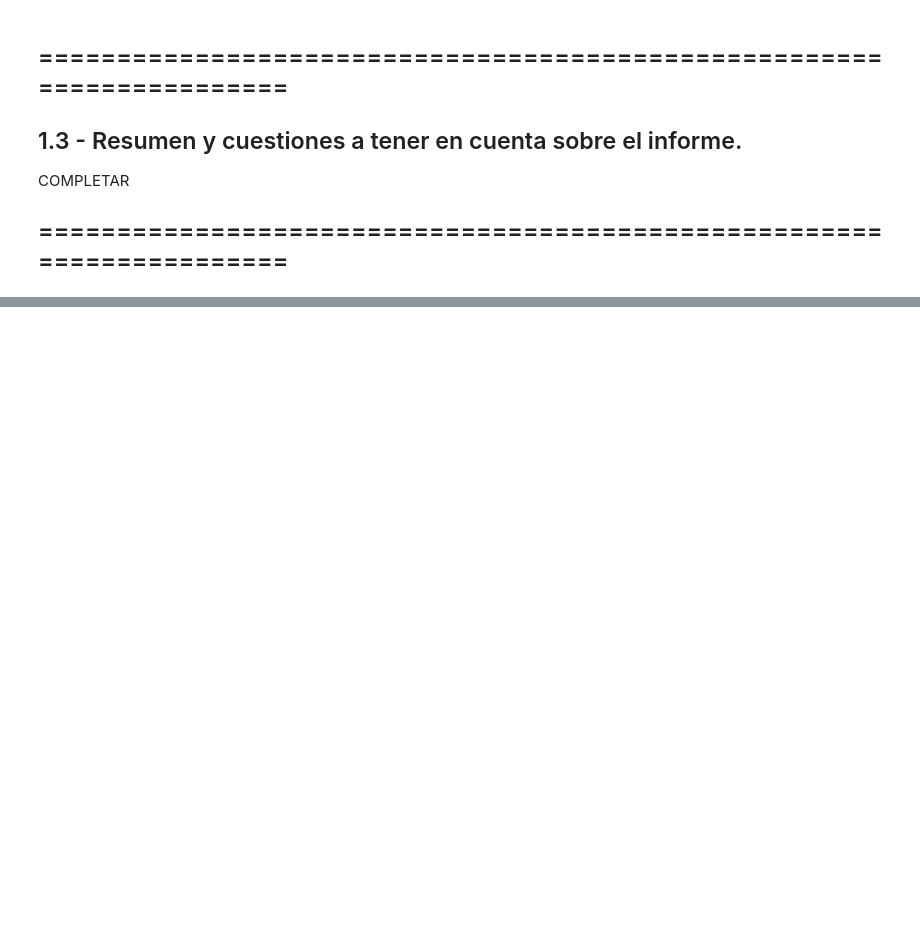
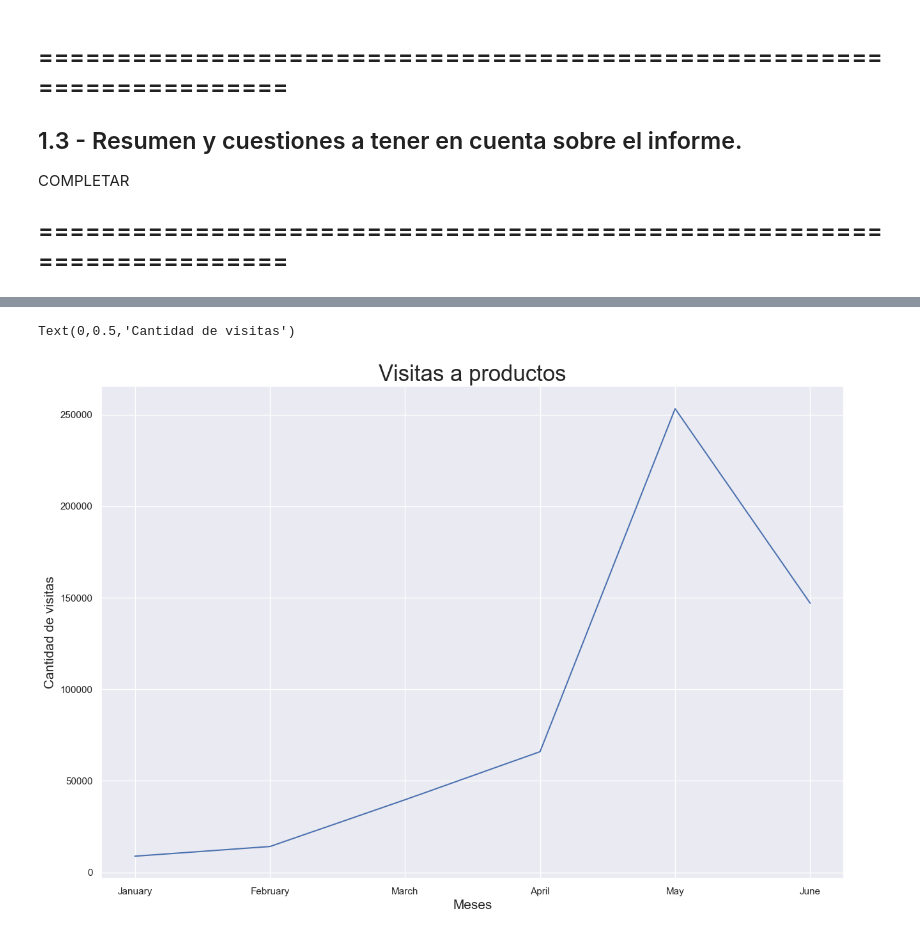
Before and after one commit to asilvestri2020/7506_2C2018, a Jupyter notebook: TP1/Informe_TP1.ipynb, the cells around one changed output, grey strips where cells are left out. Cells and saved outputs as stored; diff of their text form; code cells hidden in the pictures; blank space fills up the shorter version.

Commit message:
Analisis sobre visitas y campaña publicitaria

```diff
--- a/TP1/Informe_TP1.ipynb
+++ b/TP1/Informe_TP1.ipynb
@@ -109,0 +123,21 @@ COMPLETAR
+# %%
+# primero obtengo aquellos registros que me indican una visita a un producto
+visitaProducto = eventos.loc[eventos['event'] == 'viewed product']
+
+# Miro la evolucion en la cantidad de visitas a productos en el año 2018, considerando que solo hay informacion de 2018
+visitas_a_productos = visitaProducto.groupby(visitaProducto['timestamp'].dt.strftime('%B'))['event'].count()
+
+visitas = pd.DataFrame()
+visitas['Visitas a pruductos'] = visitas_a_productos
+visitas = visitas.reset_index()
+visitas['timestamp'] = pd.Series(pd.Categorical(visitas['timestamp'], categories=["January","February","March","April","May", "June"]))
+# %%
+sns.set(style="darkgrid")
+
+g = sns.lineplot(x="timestamp",y="Visitas a pruductos",data=visitas)
+g.set_title("Visitas a productos", fontsize=25)
+g.set_xlabel("Meses", fontsize=15)
+g.set_ylabel("Cantidad de visitas", fontsize=15)
+# %% [output]
+Text(0,0.5,'Cantidad de visitas')
+[figure, added]
```
Also changed, not shown: parts of 9 cells of this notebook, 1 other file.
